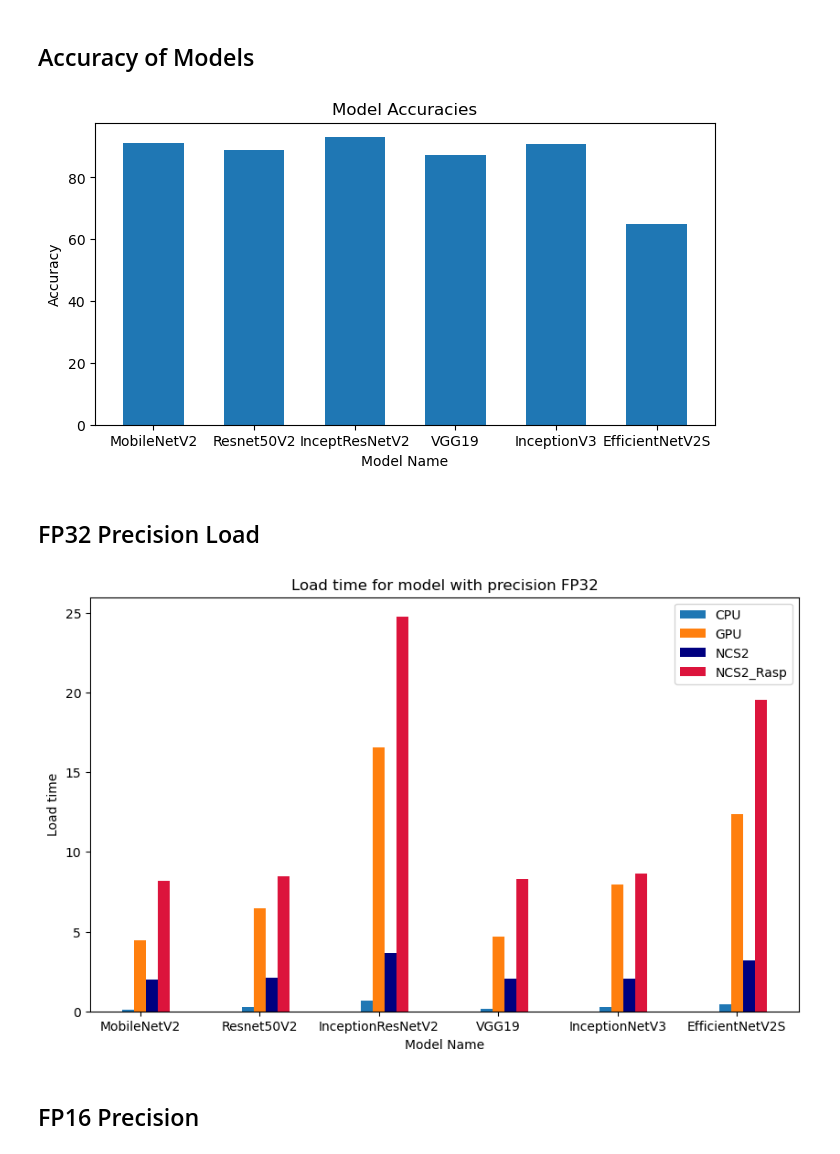
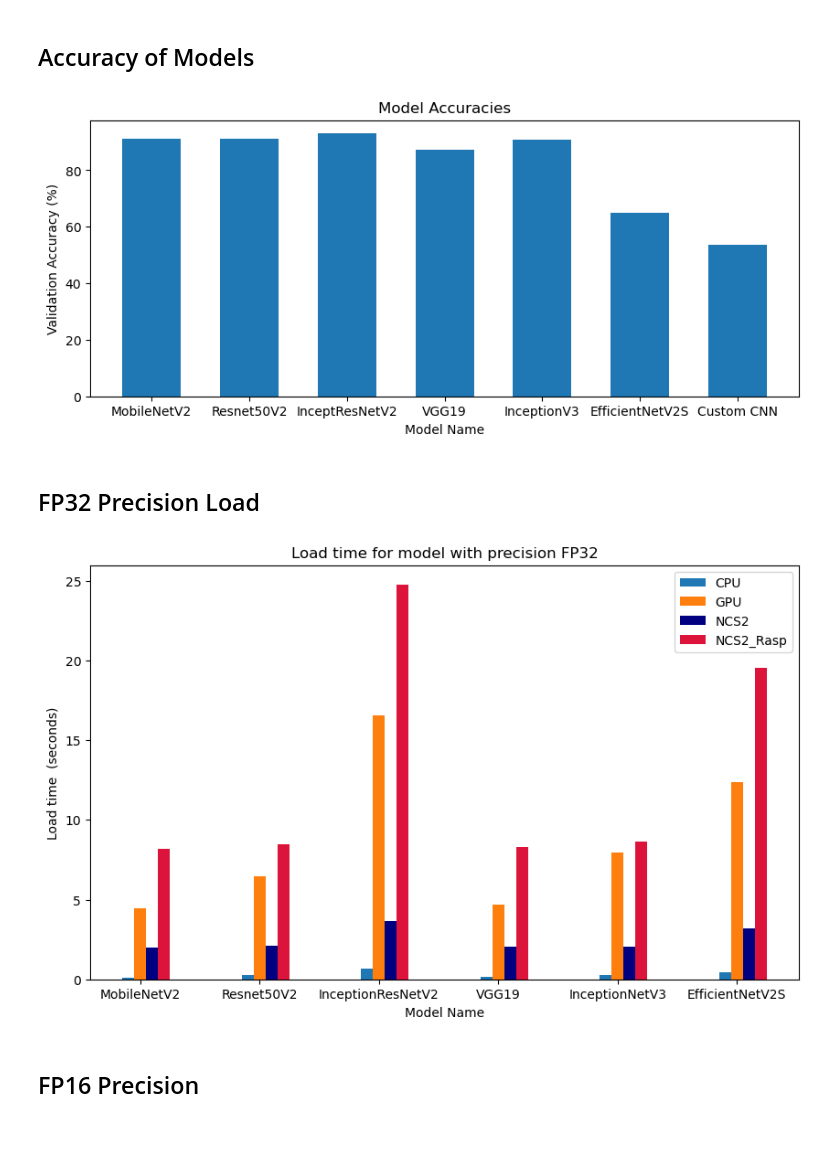
Before and after one commit to MiraGaikwad/NCS2_Remote_Sensing_Scene_classification, a Jupyter notebook: Model_Comparisions_Visualisation/Final_Load_Inference.ipynb, the cells around one changed output. Drawn from its saved outputs; the diff is of its cells as text; code cells hidden in the pictures.

```diff
--- a/Model_Comparisions_Visualisation/Final_Load_Inference.ipynb
+++ b/Model_Comparisions_Visualisation/Final_Load_Inference.ipynb
@@ -17,28 +17,24 @@ from tqdm.notebook import tqdm
 # Plots
 #------------------------------------
 #Adjust figure sizes
-rcParams['figure.figsize'] = [8, 4]
+rcParams['figure.figsize'] = [10, 4]
 plt.rcParams['figure.dpi'] = 100
-# X_axis=np.arange(0,25)
-# X_axis1 = X_axis
 # %% [markdown]
 ## Accuracy of Models
 # %%
-accuracy = [91.19, 88.85, 93.04, 87.28, 90.85, 65.00]
-model = ['MobileNetV2', 'Resnet50V2', 'InceptResNetV2', 'VGG19', 'InceptionV3', 'EfficientNetV2S']
+accuracy = [91.19, 91.23, 93.04, 87.28, 90.85, 65.00, 53.61]
+model = ['MobileNetV2', 'Resnet50V2', 'InceptResNetV2', 'VGG19', 'InceptionV3', 'EfficientNetV2S', 'Custom CNN']
 # %%
 #------------------------------------------------------------
-# Plot Mean Squared Error for each image
+# Plot for the model accuracies
 #------------------------------------------------------------
 plt.bar(model, accuracy, 0.6)
-#     plt.bar(X_axis4, lst_mse_7x7_filt, 0.2, label='7x7_filt')
 plt.xlabel('Model Name')
-plt.ylabel('Accuracy')
+plt.ylabel('Validation Accuracy (%)')
 plt.title('Model Accuracies')
-# plt.legend()
 plt.show()
 # %% [output]
-[figure, old version]
+[figure, new version]
 # %% [markdown]
 ## FP32 Precision Load
 # %%
@@ -66,22 +57,23 @@ X_axis2 = X_axis + width
 X_axis3 = X_axis + width*2
 X_axis4 = X_axis + width*3
 
-# plt.plot(model, Colab_GPU, marker='o', markerfacecolor='blue', markersize=8, color='skyblue', linewidth=2, label='Colab_GPU')
+#------------------------------------------------------------
+# Plot for FP32 Precision model
+#------------------------------------------------------------
 plt.bar(X_axis1, CPU, 0.1, label='CPU')
 plt.bar(X_axis2, GPU, 0.1, label='GPU')
 plt.bar(X_axis3, NCS2, color='navy', width=width, label='NCS2')
 plt.bar(X_axis4, NCS2_Rasp, color='crimson', width=width, label='NCS2_Rasp')
 
 
-# plt.bar(X_axis4, lst_mse_7x7_filt, 0.2, label='7x7_filt')
 plt.xlabel('Model Name')
-plt.ylabel('Load time')
+plt.ylabel('Load time  (seconds)')
 plt.title('Load time for model with precision FP32')
 plt.legend()
 plt.xticks(X_axis+width, model)
 plt.show()
 # %% [output]
-[figure, old version]
+[figure, new version]
 # %% [markdown]
 ## FP16 Precision
 # %%
```
Also changed, not shown: parts of 13 cells of this notebook, 2 other files.
